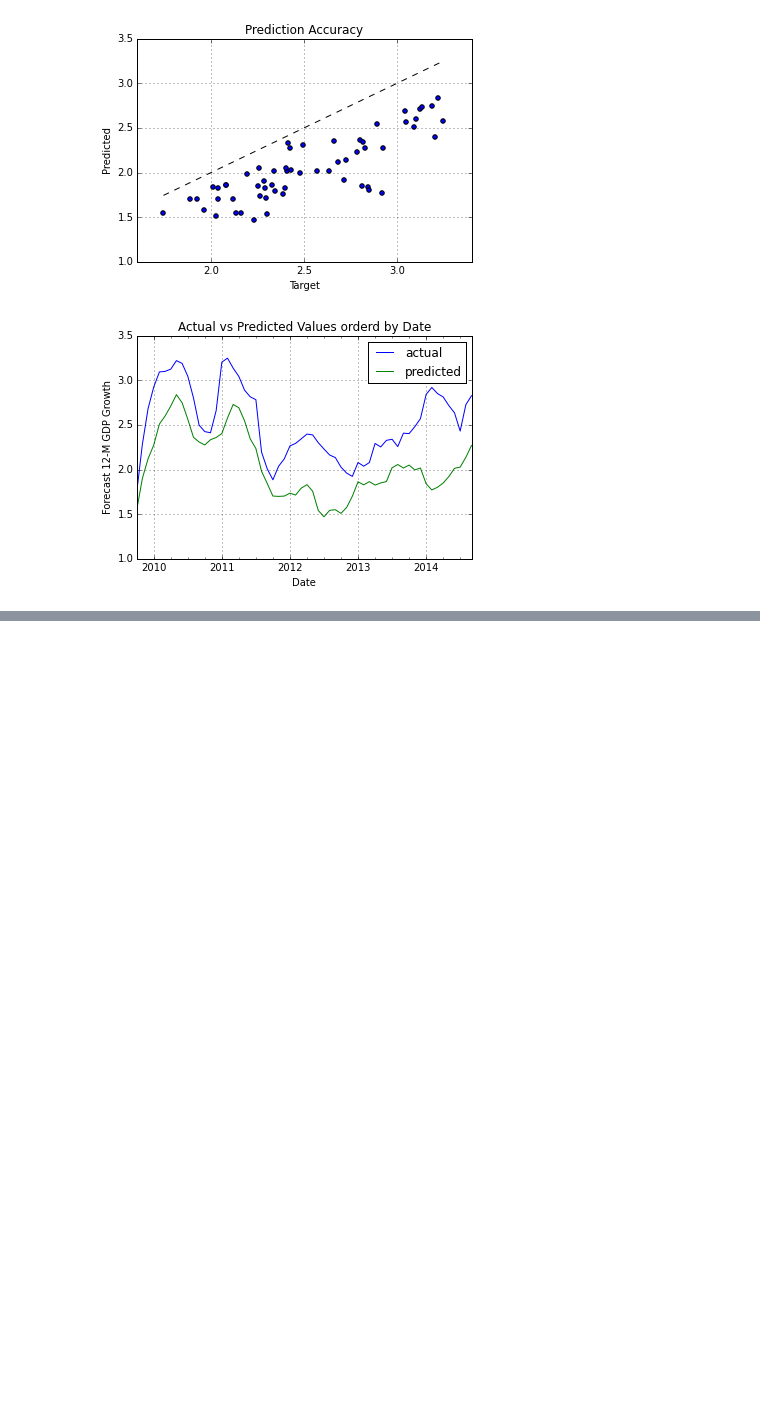
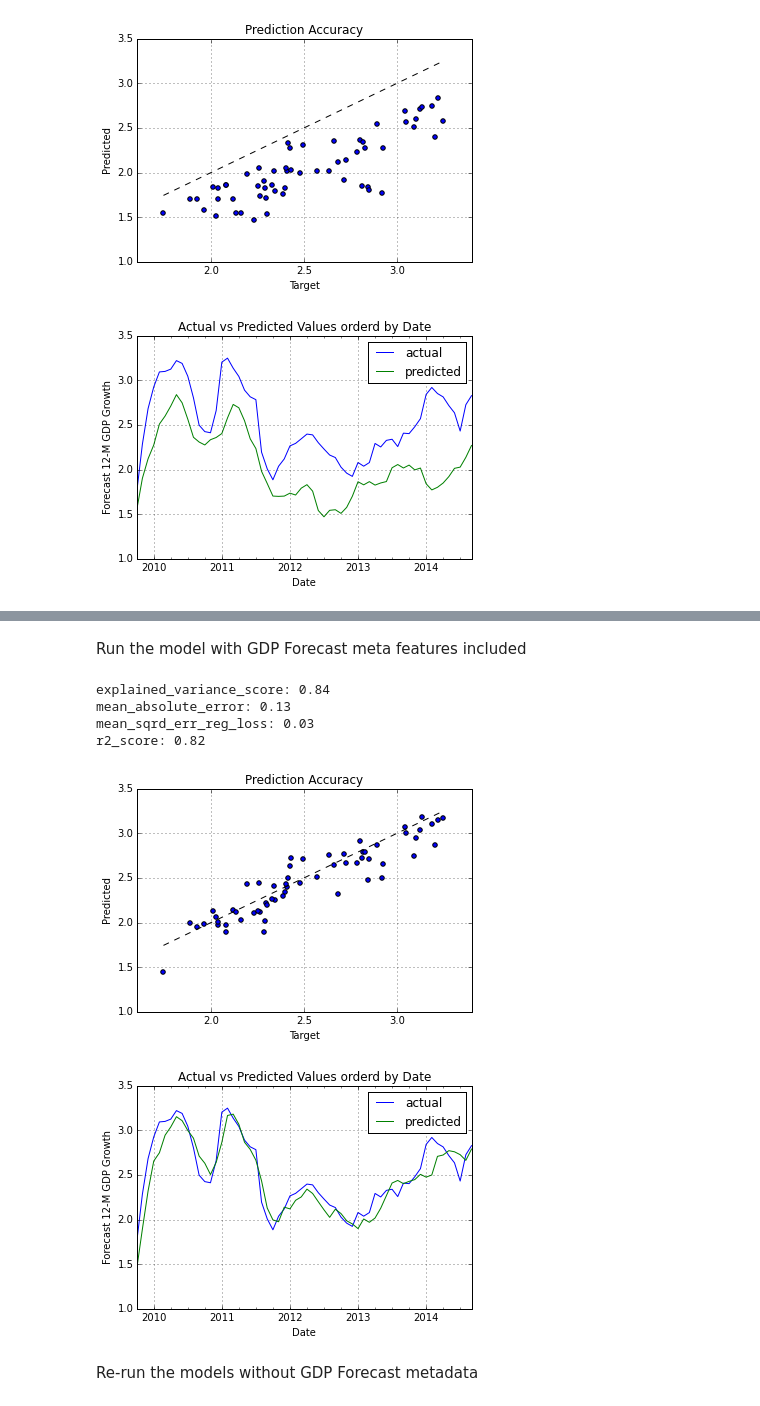
Before and after one commit to rhouck/gdp, a Jupyter notebook: Predict GDP Forecasts pt 2.ipynb, the cells around one changed output, grey strips where cells are left out. Cells and saved outputs as stored; diff of their text form; code cells hidden in the pictures; blank space fills up the shorter version.

```diff
--- a/Predict GDP Forecasts pt 2.ipynb
+++ b/Predict GDP Forecasts pt 2.ipynb
@@ -371,0 +575,29 @@ r2_score: -0.80
+# %%
+# select subset of rows for testing and model verification
+import math
+sample_count = int(math.floor(len(master_w_changes_and_lags)*0.20))
+test_set = master_w_changes_and_lags.ix[-sample_count:]
+train_set = master_w_changes_and_lags.ix[:-sample_count-1]
+
+# prepare data to be used by scikit learn --> move from pandas to numpy
+cols = train_set.columns
+y_col = cols[0]
+X_cols = cols[1:]
+ys = train_set[y_col].values
+Xs = train_set[X_cols].values
+# %% [markdown]
+Run the model with GDP Forecast meta features included
+# %%
+# test fitted model on new data
+model = Model(Xs, ys, Lasso(alpha=.05))
+model.model.fit(model.Xs, ys)
+test_fitted_on_new(model, test_set, y_col, X_cols)
+# %% [output]
+explained_variance_score: 0.84
+mean_absolute_error: 0.13
+mean_sqrd_err_reg_loss: 0.03
+r2_score: 0.82
+[figure, added]
+[figure, added]
+# %% [markdown]
+Re-run the models without GDP Forecast metadata
```
Also changed, not shown: parts of 35 cells of this notebook, 1 other file.
